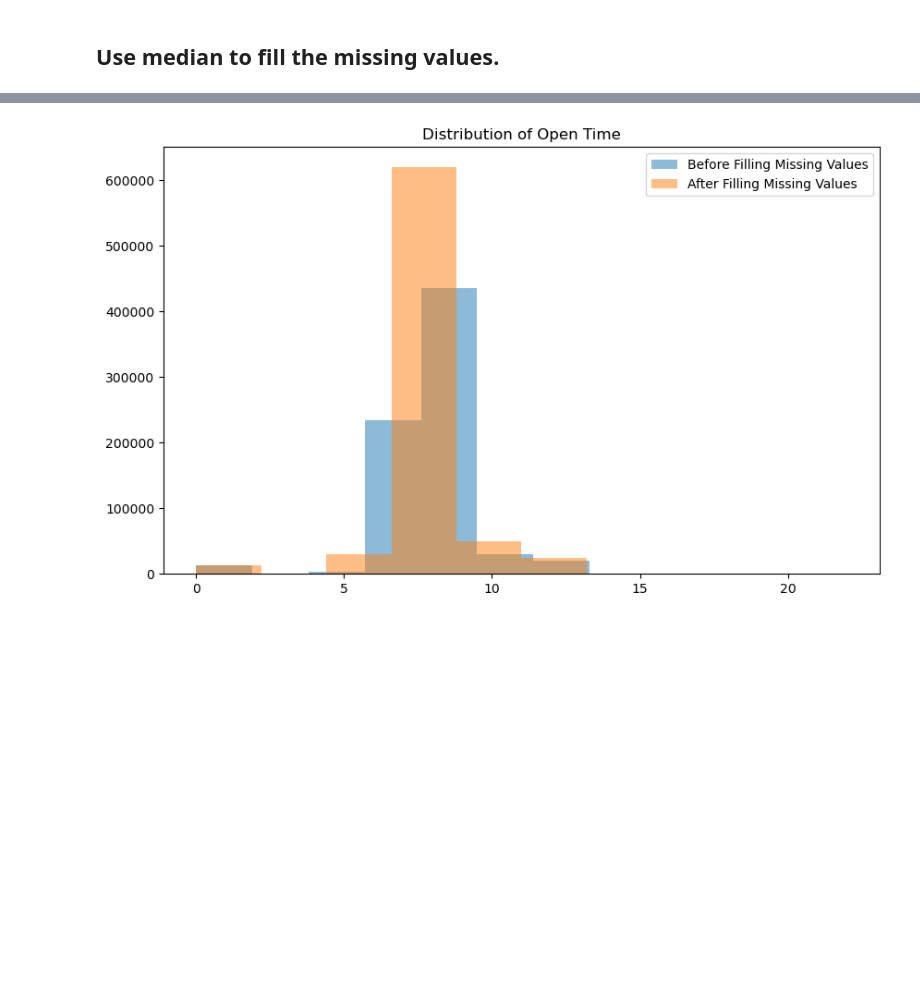
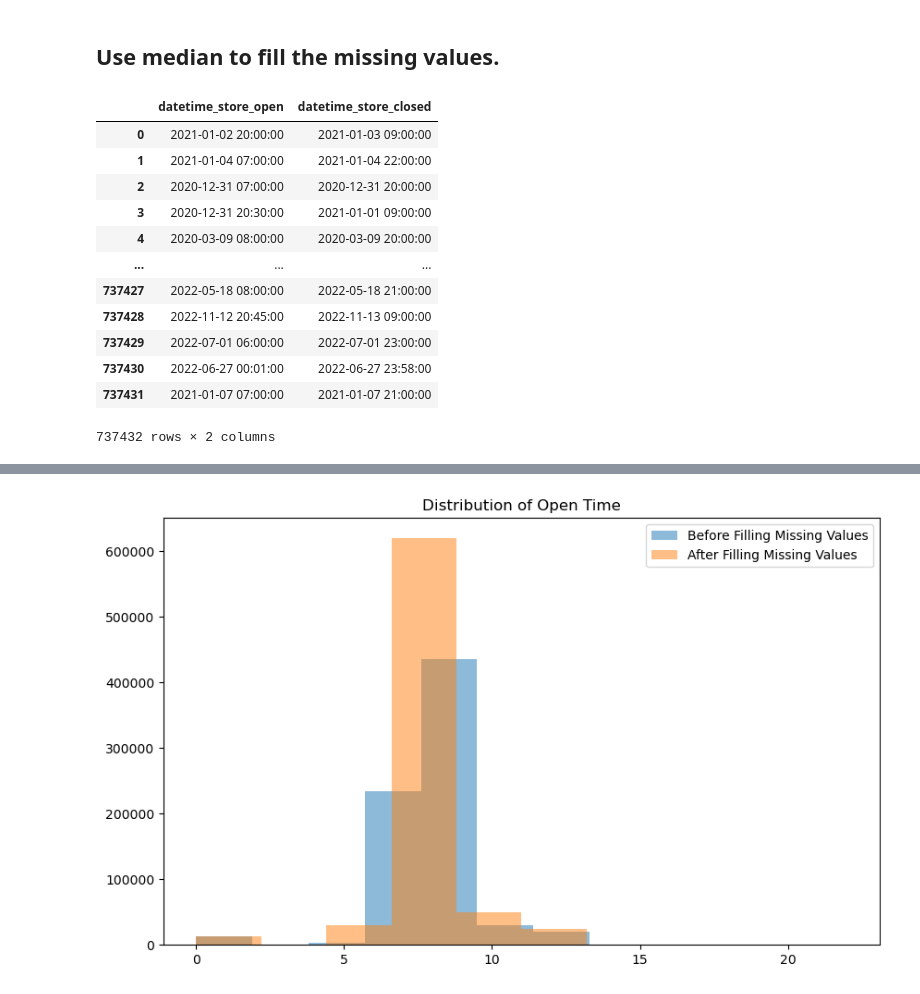
Before and after one commit to dimgag/time-series-forecasting-store-transactions, a Jupyter notebook: dg_preprocessing_EDA.ipynb, the cells around one changed output, grey strips where cells are left out. Drawn from its saved outputs; the diff is of its cells as text; code cells hidden in the pictures; blank space fills up the shorter version.

```diff
--- a/dg_preprocessing_EDA.ipynb
+++ b/dg_preprocessing_EDA.ipynb
@@ -148,7 +148,3 @@ Interpolation can preserve the general shape of the distribution and can be sens
 # %%
 # Convert sales_date column to datetime
 df['sales_date'] = pd.to_datetime(df['sales_date'])
-# %%
-# Drop Columns
-drop_cols = ['holiday_kings_day_belgium', 'holiday_all_souls_day', 'holiday_flemish_community_day', 'holiday_german_speaking_community_day', 'holiday_wallonie_brussel_day', 'easter_school_holiday']
-df.drop(drop_cols, axis=1, inplace=True)
@@ -214,4 +185,22 @@ plt.show()
 ## Use median to fill the missing values.
 # %%
 df_median = df.copy()
+# %%
+# Find the median values of datetime_store_open and datetime_store_closed
+median_values = df_median.groupby(['store_hashed'])[['datetime_store_open', 'datetime_store_closed']].transform('median')
+median_values
+# %% [output]
+|  | datetime_store_open | datetime_store_closed |
+| 0 | 2021-01-02 20:00:00 | 2021-01-03 09:00:00 |
+| 1 | 2021-01-04 07:00:00 | 2021-01-04 22:00:00 |
+| 2 | 2020-12-31 07:00:00 | 2020-12-31 20:00:00 |
+| 3 | 2020-12-31 20:30:00 | 2021-01-01 09:00:00 |
+| 4 | 2020-03-09 08:00:00 | 2020-03-09 20:00:00 |
+| ... | ... | ... |
+| 737427 | 2022-05-18 08:00:00 | 2022-05-18 21:00:00 |
+| 737428 | 2022-11-12 20:45:00 | 2022-11-13 09:00:00 |
+| 737429 | 2022-07-01 06:00:00 | 2022-07-01 23:00:00 |
+| 737430 | 2022-06-27 00:01:00 | 2022-06-27 23:58:00 |
+| 737431 | 2021-01-07 07:00:00 | 2021-01-07 21:00:00 |
+737432 rows × 2 columns
 # %%
```
Also changed, not shown: parts of 15 cells of this notebook, 6 other files.
